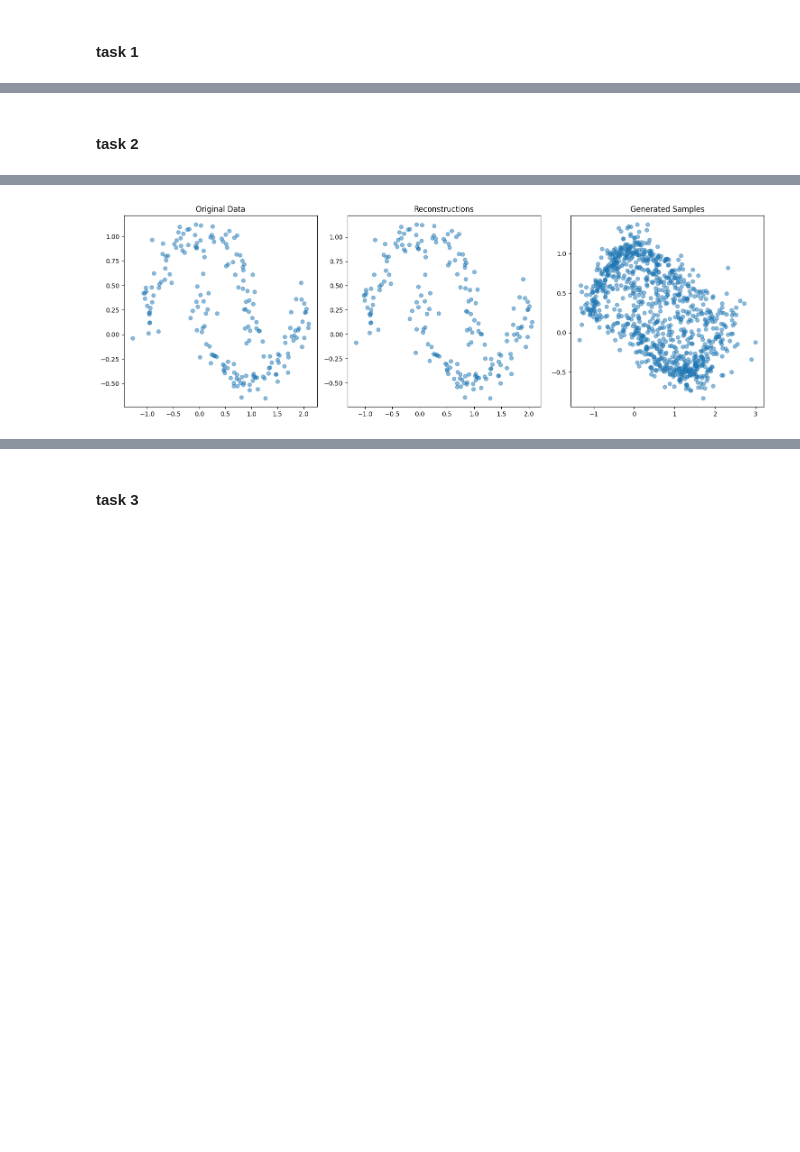
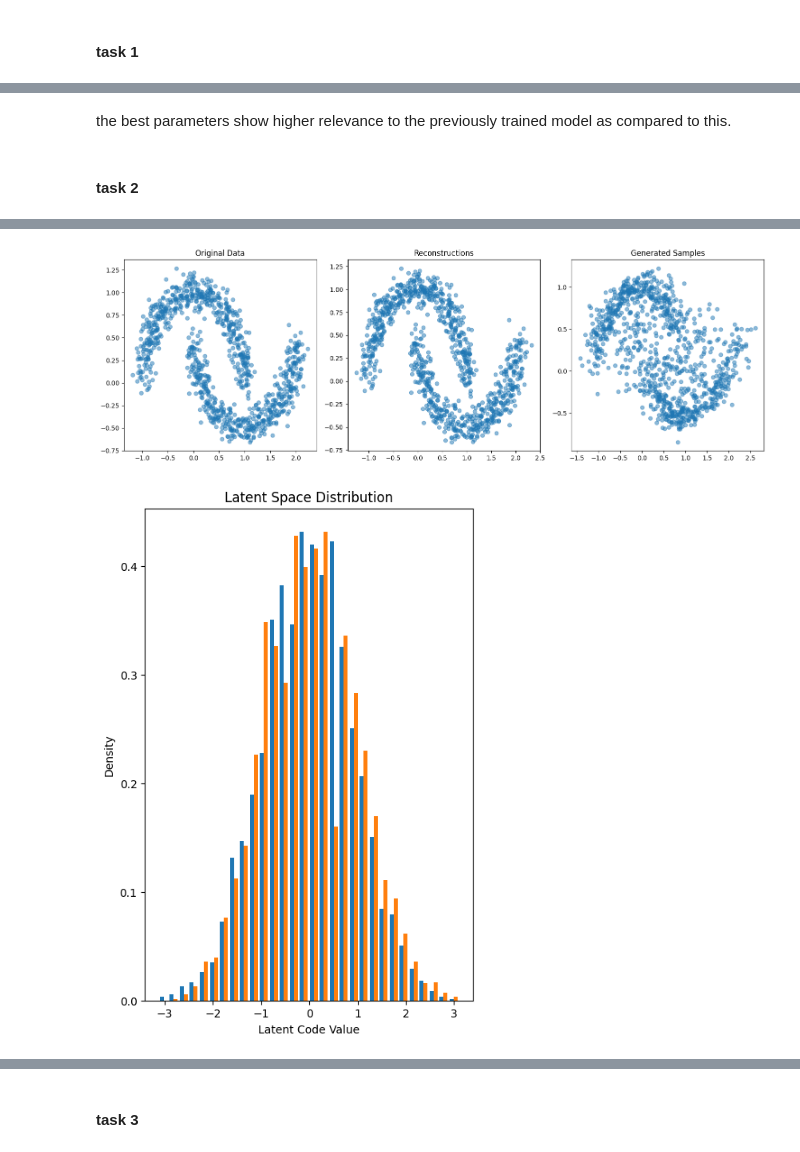
Before and after one commit to sandrinjoy/gnns-ws-24, a Jupyter notebook: autoencoders.ipynb, the cells around one changed output, grey strips where cells are left out. Drawn from its saved outputs; the diff is of its cells as text; code cells hidden in the pictures; blank space fills up the shorter version.

Commit message:
Update solution files for autoencoders

```diff
--- a/autoencoders.ipynb
+++ b/autoencoders.ipynb
@@ -420,35 +45,0 @@ plt.show()
-# %%
-# Task 1.4-1.5
-# Taking a new test set with noise level 0.2
-test_data = generate_moons(noise=0.2, n_samples=1000)
-
-autoencoder.eval()
-
-test_dataloader = torch.utils.data.DataLoader(test_data, batch_size=64, shuffle=False)
-
-# Collecting reconstructed data
-reconstructed_data = []
-with torch.no_grad():
-    for batch in test_dataloader:
-        reconstructed = autoencoder(batch)
-        reconstructed_data.append(reconstructed)
-
-reconstructed_data = torch.cat(reconstructed_data, dim=0).numpy()
-
-# Calculating MSE between original test data and reconstructed data
-mse = mean_squared_error(test_data, reconstructed_data)
-print(f"Reconstruction Error (MSE) on noisy test set (noise=0.2): {mse:.6f}")
-
-plt.figure(figsize=(10, 6))
-
-plt.scatter(test_data[:, 0], test_data[:, 1], alpha=0.6, label="Original (Noise=0.2)", color='blue')
-
-plt.scatter(reconstructed_data[:, 0], reconstructed_data[:, 1], alpha=0.6, label="Reconstructed", marker='x', color='red')
-
-plt.title("Original vs. Reconstructed Data (Noise=0.2)", fontsize=14)
-plt.xlabel("X1", fontsize=12)
-plt.ylabel("X2", fontsize=12)
-plt.legend()
-plt.grid(True)
-plt.tight_layout()
-plt.show()
@@ -458,2 +444,4 @@ Reconstruction Error (MSE) on noisy test set (noise=0.2): 0.065754
+# %% [markdown]
+the best parameters show higher relevance to the previously trained model as compared to this.
 # %% [markdown]
 #### task 2
@@ -680,10 +711,10 @@ def run_mmd_experiment(n_samples=1000, noise=0.1, hidden_size=64, num_blocks=3,
     return model, train_losses, test_losses
 # %%
 model, train_losses, test_losses = run_mmd_experiment(
-    n_samples=1000,
+    n_samples=5000,
     noise=0.1,
     hidden_size=64,
-    num_blocks=3,
+    num_blocks=2,
     epochs=100,
     mmd_weight=0.1
 )
@@ -701,3 +732,4 @@ Epoch [100/100], Train Loss: 0.0342, Test Loss: 0.0465
-[figure, old version]
+[figure, new version]
+[figure, added]
 # %% [markdown]
 <!-- We continue with the two mo ons dataset, but this time b ottleneck size 2. Since training now lacks
```
Also changed, not shown: parts of 26 cells of this notebook, 1 other file.
